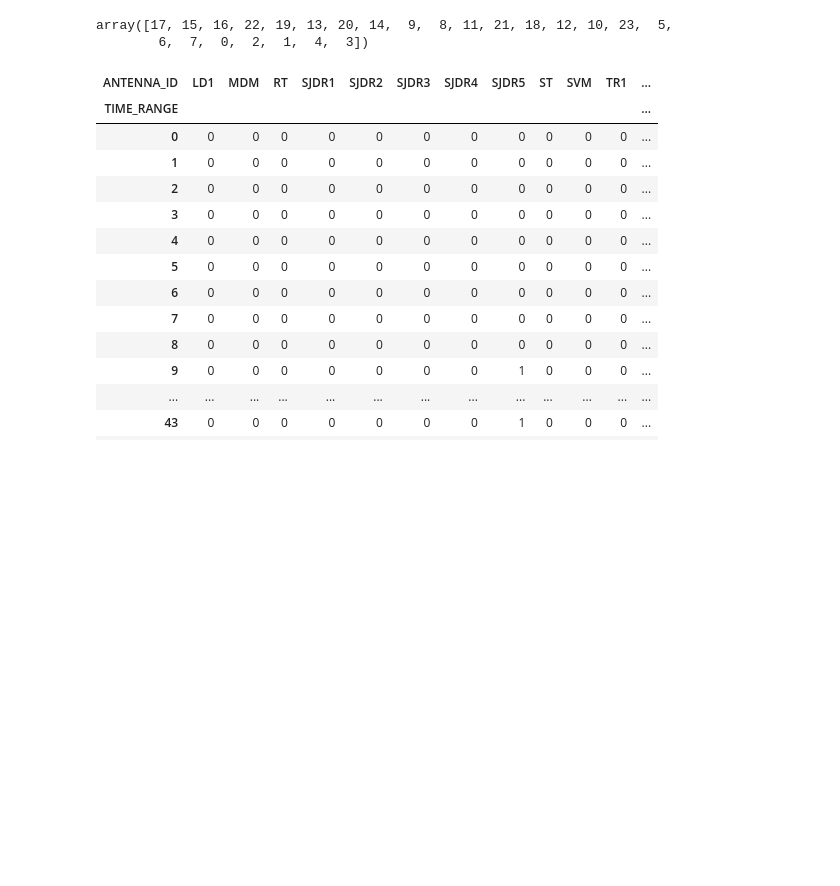
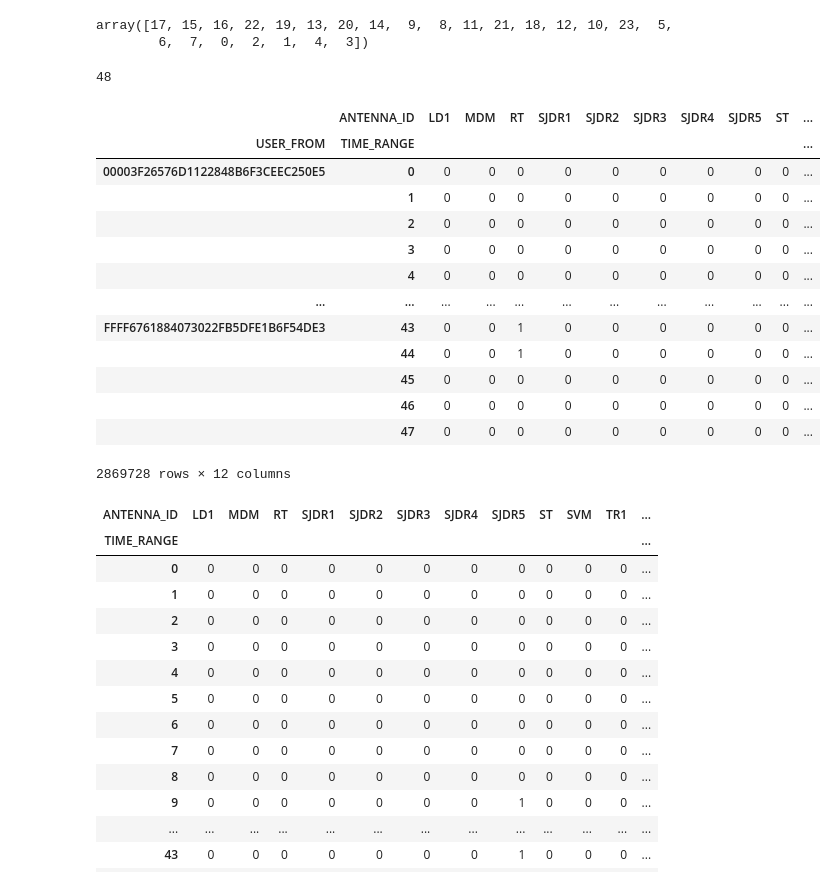
Before and after one commit to ghmc91/Projeto_Mestrado, a Jupyter notebook: Location_Matrix.ipynb, the cells around one changed output. Drawn from its saved outputs; the diff is of its cells as text; code cells hidden in the pictures; blank space fills up the shorter version.

```diff
--- a/Location_Matrix.ipynb
+++ b/Location_Matrix.ipynb
@@ -15,6 +15,10 @@ array([17, 15, 16, 22, 19, 13, 20, 14,  9,  8, 11, 21, 18, 12, 10, 23,  5,
         6,  7,  0,  2,  1,  4,  3])
 # %%
 df.loc[(df['DAY_OF_WEEK'] == 'Saturday') | (df['DAY_OF_WEEK'] == 'Sunday'), 'TIME_RANGE'] = df['TIME_RANGE'] + 24
+# %%
+len(df['TIME_RANGE'].unique())
+# %% [output]
+48
 # %%
 df_reduced = df[['USER_FROM', 'ANTENNA_ID', 'TIME_RANGE']]
 # %%
@@ -23,3 +27,20 @@ s = s.unstack([1,2]).stack(dropna=False).fillna(0, downcast='infer')
+# %%
+s
+# %% [output]
+|  | ANTENNA_ID | LD1 | MDM | RT | SJDR1 | SJDR2 | SJDR3 | SJDR4 | SJDR5 | ST | ... |
+| USER_FROM | TIME_RANGE |  |  |  |  |  |  |  |  |  | ... |
+| 00003F26576D1122848B6F3CEEC250E5 | 0 | 0 | 0 | 0 | 0 | 0 | 0 | 0 | 0 | 0 | ... |
+|  | 1 | 0 | 0 | 0 | 0 | 0 | 0 | 0 | 0 | 0 | ... |
+|  | 2 | 0 | 0 | 0 | 0 | 0 | 0 | 0 | 0 | 0 | ... |
+|  | 3 | 0 | 0 | 0 | 0 | 0 | 0 | 0 | 0 | 0 | ... |
+|  | 4 | 0 | 0 | 0 | 0 | 0 | 0 | 0 | 0 | 0 | ... |
+| ... | ... | ... | ... | ... | ... | ... | ... | ... | ... | ... | ... |
+| FFFF6761884073022FB5DFE1B6F54DE3 | 43 | 0 | 0 | 1 | 0 | 0 | 0 | 0 | 0 | 0 | ... |
+|  | 44 | 0 | 0 | 1 | 0 | 0 | 0 | 0 | 0 | 0 | ... |
+|  | 45 | 0 | 0 | 0 | 0 | 0 | 0 | 0 | 0 | 0 | ... |
+|  | 46 | 0 | 0 | 0 | 0 | 0 | 0 | 0 | 0 | 0 | ... |
+|  | 47 | 0 | 0 | 0 | 0 | 0 | 0 | 0 | 0 | 0 | ... |
+2869728 rows × 12 columns
 # %%
 s.loc['00003F26576D1122848B6F3CEEC250E5']
 # %% [output]
```
Also changed, not shown: parts of 3 cells of this notebook, 1 other file.
